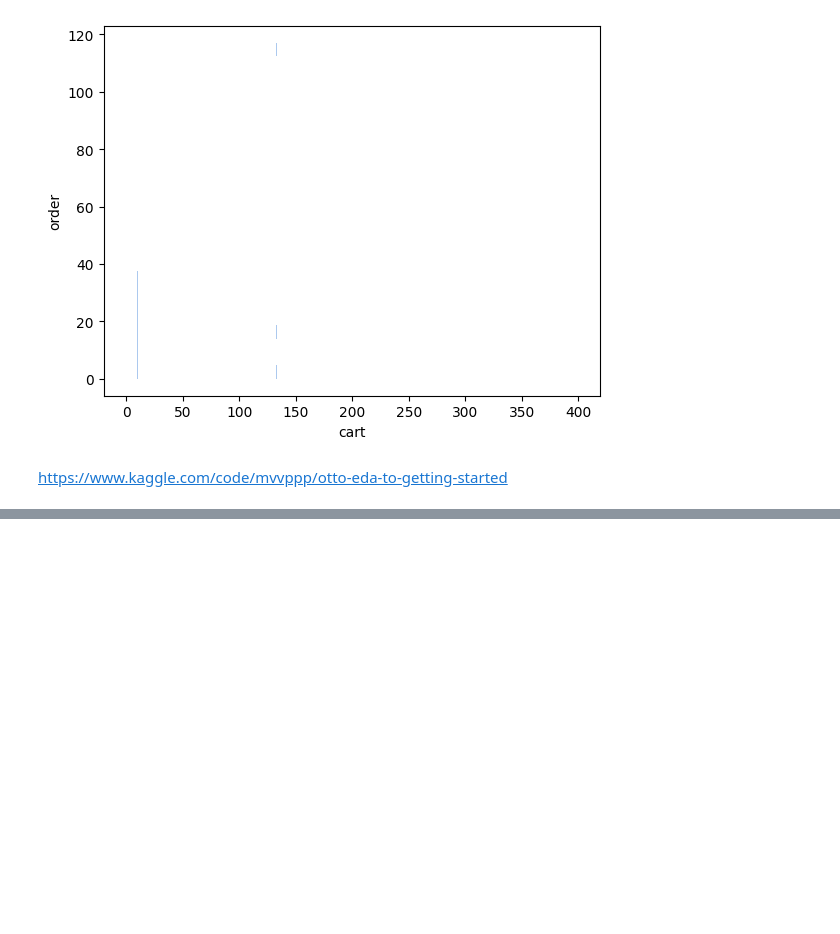
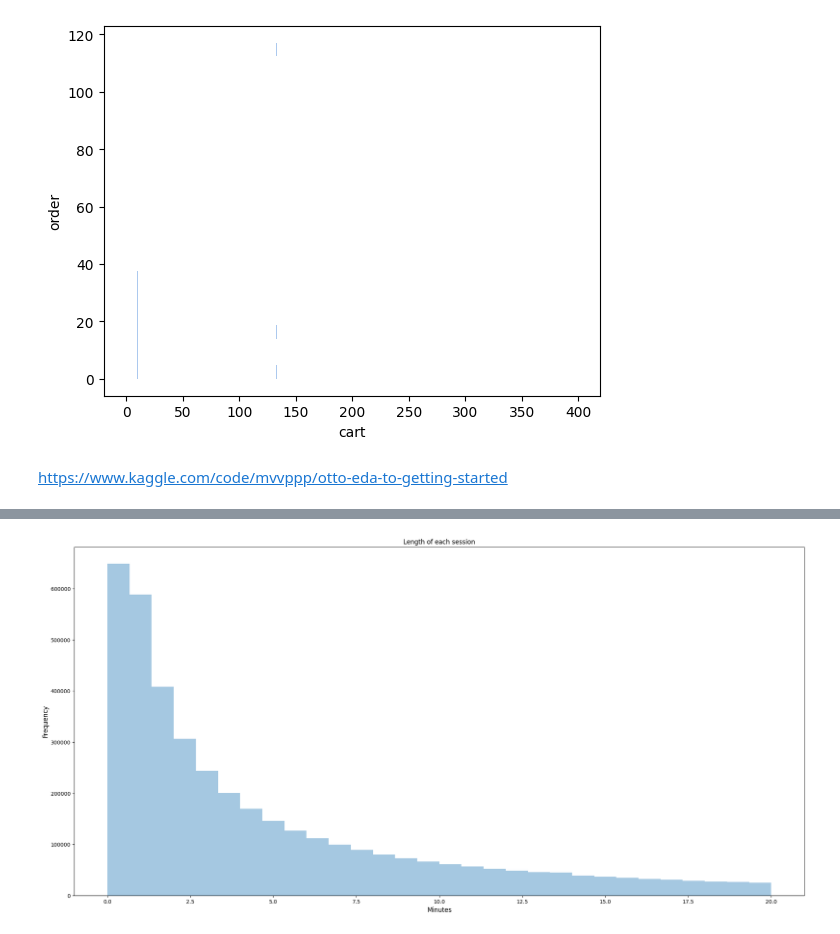
Before and after one commit to ReebalSami/Capstone-OTTO-Multi-Objective-Recommender-System, a Jupyter notebook: notebooks/EDA_1_parquet_read.ipynb, the cells around one changed output, grey strips where cells are left out. Saved outputs shown, nothing was run; the diff lists cells and outputs as text; code cells hidden in the pictures; blank space fills up the shorter version.

```diff
--- a/notebooks/EDA_1_parquet_read.ipynb
+++ b/notebooks/EDA_1_parquet_read.ipynb
@@ -173,0 +234,10 @@ https://www.kaggle.com/code/mvvppp/otto-eda-to-getting-started
+# %%
+time_counts_picked3 = time_counts.filter((pl.col("ts") <= 20))
+fig, ax = plt.subplots(figsize=(25,12))
+sns.distplot(x=time_counts_picked3.select('ts'), ax=ax, bins=30, kde=False)
+ax.set_title('Length of each session', fontsize=12)
+ax.set_ylabel('Frequency', fontsize=12)
+ax.set_xlabel('Minutes', fontsize=12)
+plt.show()
+# %% [output]
+[figure, added]
```
Also changed, not shown: parts of 21 cells of this notebook.
